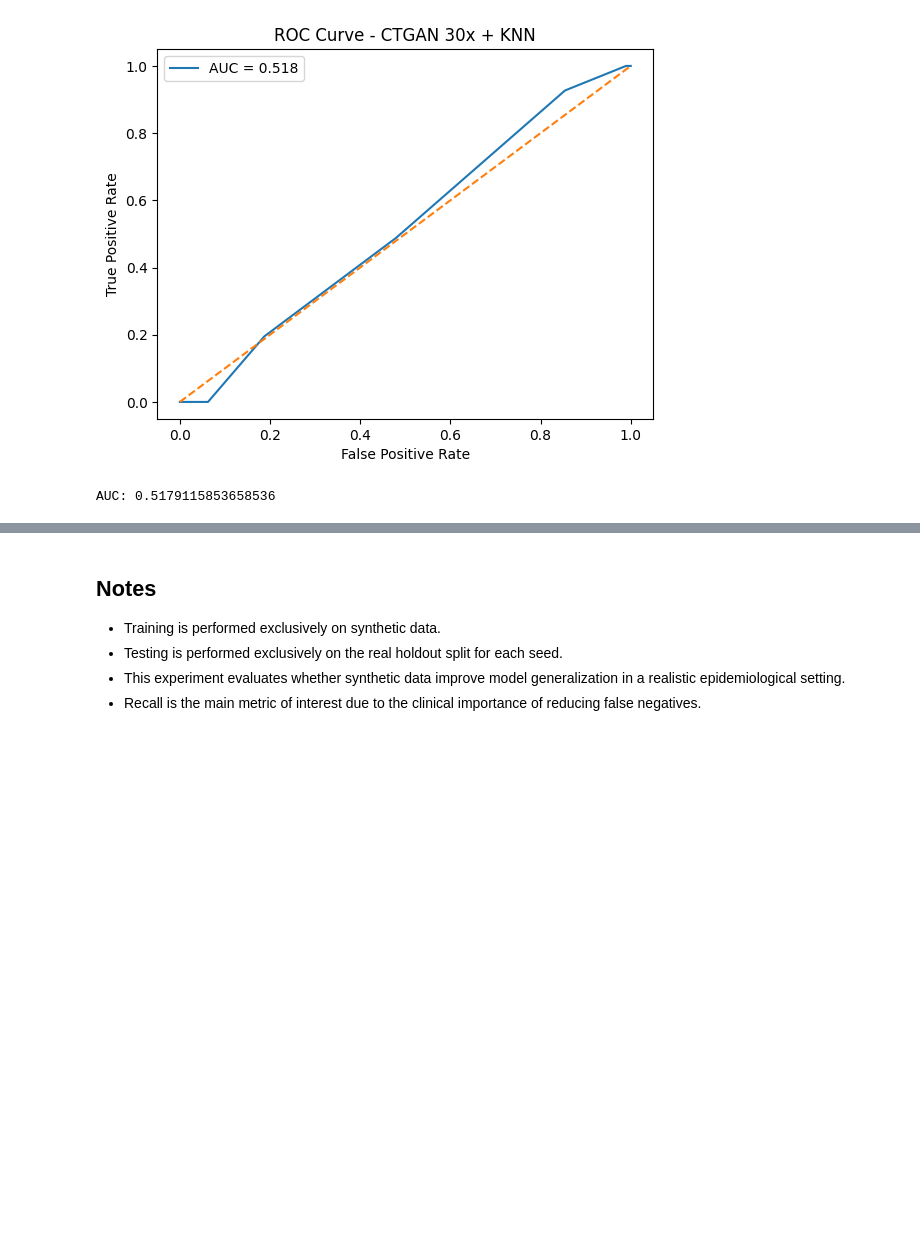
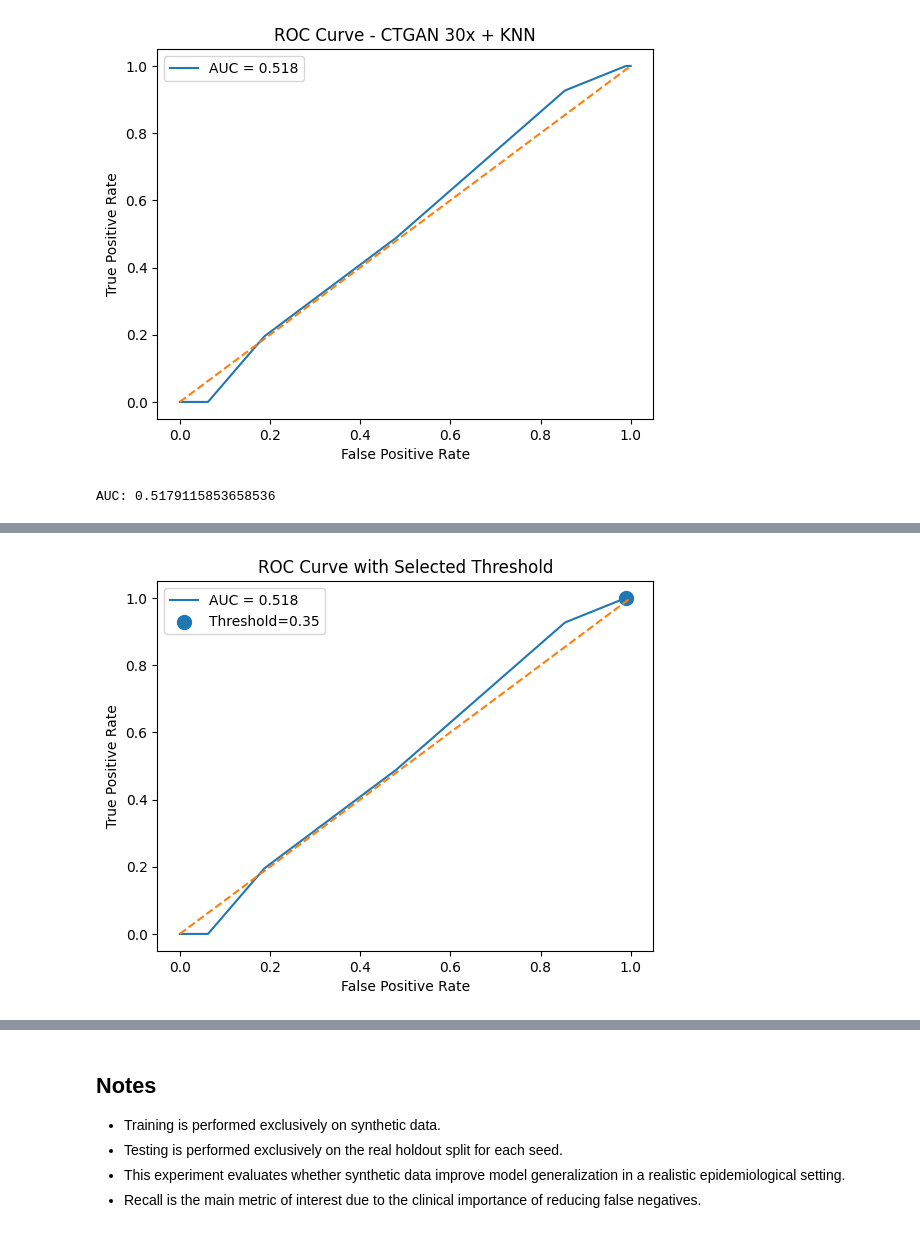
Before and after one commit to infopontes/lvc-synthetic-data-ml, a Jupyter notebook: notebooks/06_synthetic_to_real_evaluation.ipynb, the cells around one changed output, grey strips where cells are left out. Saved outputs shown, nothing was run; the diff lists cells and outputs as text; code cells hidden in the pictures; blank space fills up the shorter version.

```diff
--- a/notebooks/06_synthetic_to_real_evaluation.ipynb
+++ b/notebooks/06_synthetic_to_real_evaluation.ipynb
@@ -342,0 +413,20 @@ AUC: 0.5179115853658536
+# %%
+BEST_THRESHOLD = 0.35
+
+# encontrar ponto mais próximo
+idx = np.argmin(np.abs(thresholds - BEST_THRESHOLD))
+
+plt.figure()
+plt.plot(fpr, tpr, label=f"AUC = {roc_auc:.3f}")
+plt.scatter(fpr[idx], tpr[idx], label=f"Threshold={BEST_THRESHOLD}", s=100)
+
+plt.plot([0, 1], [0, 1], linestyle="--")
+
+plt.xlabel("False Positive Rate")
+plt.ylabel("True Positive Rate")
+plt.title("ROC Curve with Selected Threshold")
+plt.legend()
+
+plt.show()
+# %% [output]
+[figure, added]
```
Also changed, not shown: parts of 4 cells of this notebook, 1 other file.
